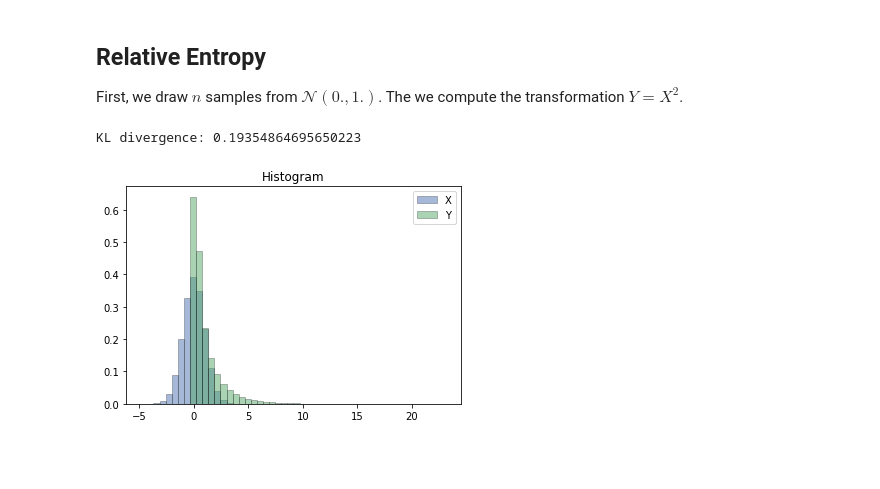
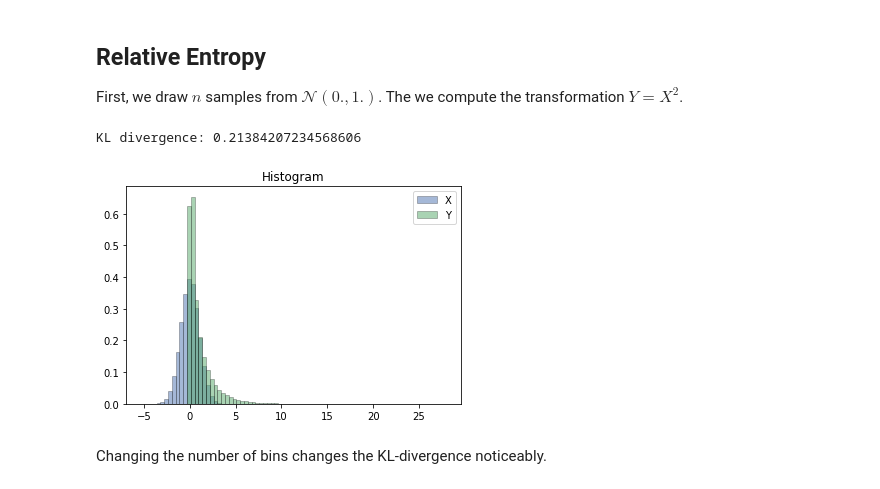
Before and after one commit to olokobayusuf/uncertainty-quant, a Jupyter notebook: entropy.ipynb, the cells around one changed output. Cells and saved outputs as stored; diff of their text form; code cells hidden in the pictures; blank space fills up the shorter version.

```diff
--- a/entropy.ipynb
+++ b/entropy.ipynb
@@ -22,33 +33,35 @@ from scipy.stats import entropy
 N = 1000000
 X_samples = normal(size=N)
 
 # Transform
 Y_samples = X_samples ** 2
 
 # Compute the histograms
-BINS = 50
+BINS = 80
 RANGE = (0., max(abs(X_samples).max(), Y_samples.max()))
 
 X_histogram, _ = histogram(abs(X_samples), bins=BINS, range=RANGE)
 Y_histogram, _ = histogram(Y_samples, bins=BINS, range=RANGE)
 
 # Smooth and normalize
 EPS = 1e-8
 X_histogram, Y_histogram = X_histogram + EPS, Y_histogram + EPS
 X_histogram, Y_histogram = X_histogram / X_histogram.sum(), Y_histogram / Y_histogram.sum()
 
 # Compute KL divergence
 kl_divergence = entropy(X_histogram, Y_histogram)
 print(f"KL divergence: {kl_divergence}")
 
 # Draw the histograms
 RANGE = (X_samples.min(), max(X_samples.max(), Y_samples.max()))
 plt.style.use("seaborn-deep")
 plt.hist(X_samples, bins=BINS, range=RANGE, alpha=0.5, label="X", density=True, edgecolor="black", linewidth=.5)
 plt.hist(Y_samples, bins=BINS, range=RANGE, alpha=0.5, label="Y", density=True, edgecolor="black", linewidth=.5)
 plt.title("Histogram")
 plt.legend(loc="upper right")
 plt.show()
 # %% [output]
-KL divergence: 0.19354864695650223
+KL divergence: 0.21384207234568606
-[figure, old version]
+[figure, new version]
+# %% [markdown]
+Changing the number of bins changes the KL-divergence noticeably.
```
Also changed, not shown: parts of 3 cells of this notebook.
